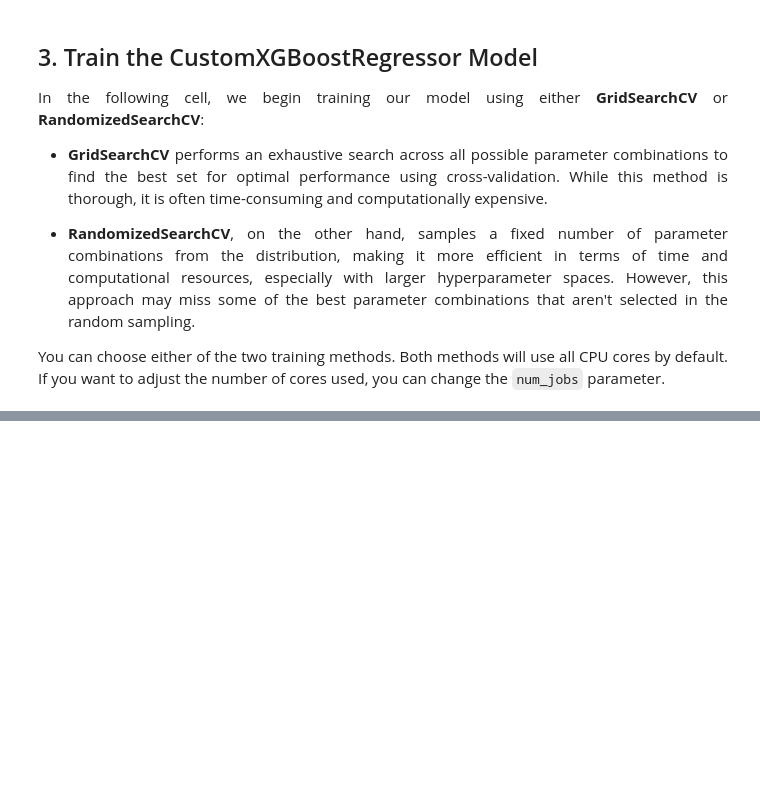
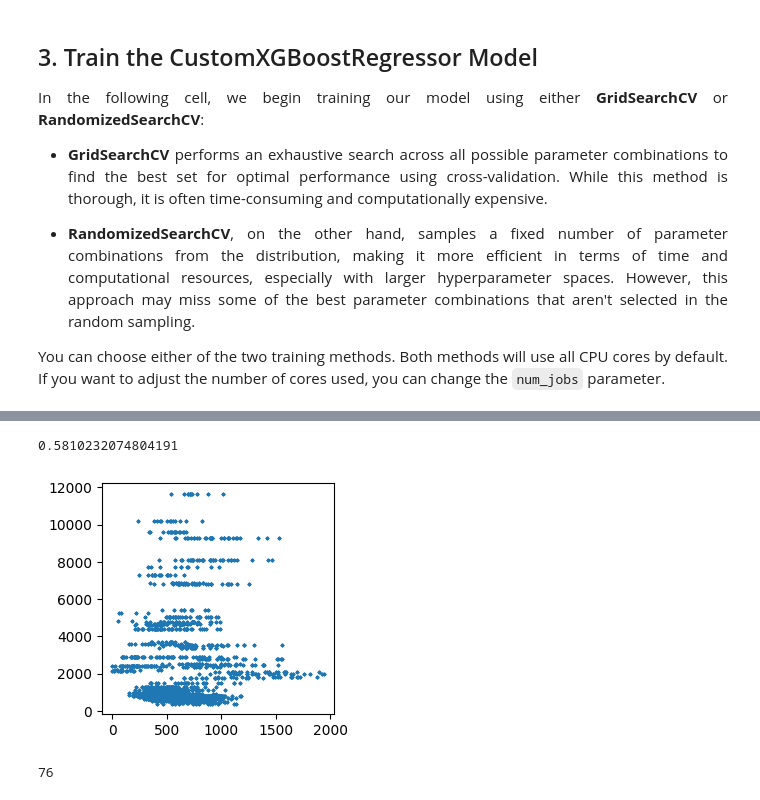
Before and after one commit to ibdv/MassBalanceMachine, a Jupyter notebook: notebooks/model_training_xgboost.ipynb, the cells around one changed output, grey strips where cells are left out. Cells and saved outputs as stored; diff of their text form; code cells hidden in the pictures; blank space fills up the shorter version.

```diff
--- a/notebooks/model_training_xgboost.ipynb
+++ b/notebooks/model_training_xgboost.ipynb
@@ -173,0 +314,18 @@ Best score:
+# %%
+data = pd.read_csv('./example_data/svalbard/svalbard_monthly_dataset_carra.csv',index_col=False)
+iniData = pd.read_csv('./example_data/svalbard/svalbard_topographical_features.csv')
+indices = np.arange(3721)
+data = data.loc[data.ID.isin(indices[iniData.BALANCE_CODE == "BW"])]
+data = data.drop(columns = ["RGIId", "POINT_ID", "ID", "N_MONTHS", "MONTHS",'POINT_LAT', 'POINT_LON', 'YEAR'])
+
+plt.figure(figsize=(3, 3))
+plt.scatter(data.POINT_BALANCE,data.vicinity,s=2)
+
+print(xicor(data.POINT_BALANCE,data.vicinity)[0])
+# %% [output]
+0.5810232074804191
+[figure, added]
+# %%
+len(np.unique(data.curvature))
+# %% [output]
+76
```
Also changed, not shown: parts of 23 cells of this notebook, 4 other files.
